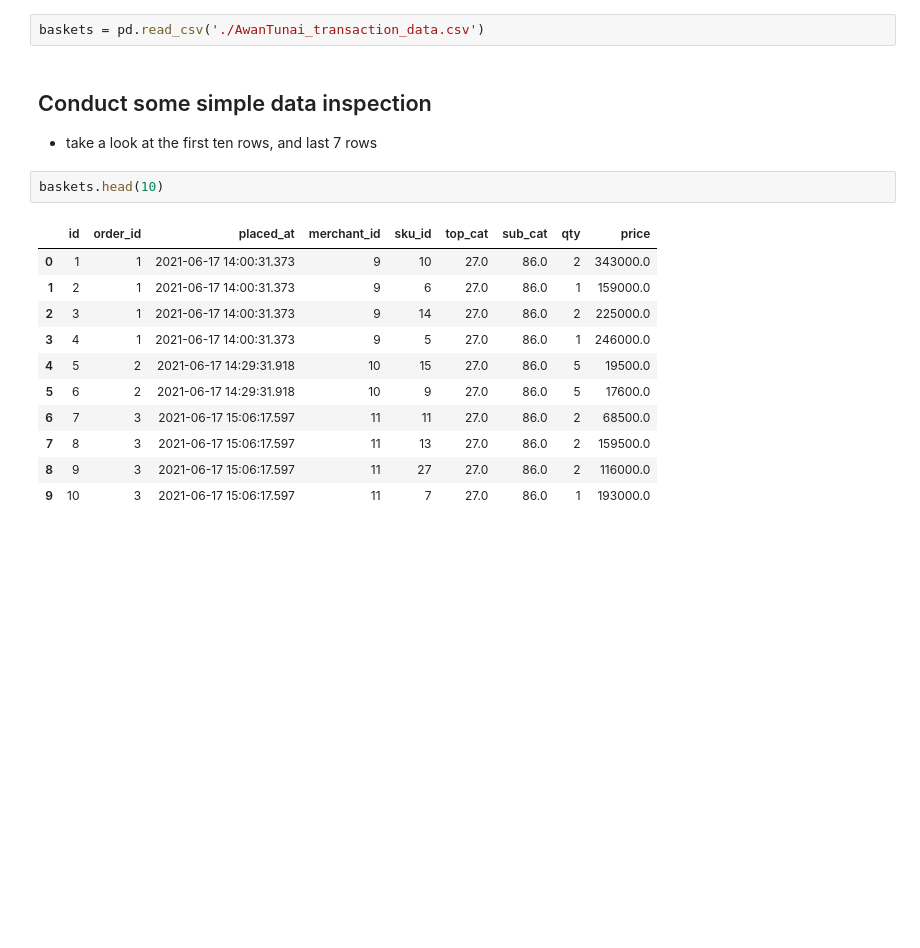
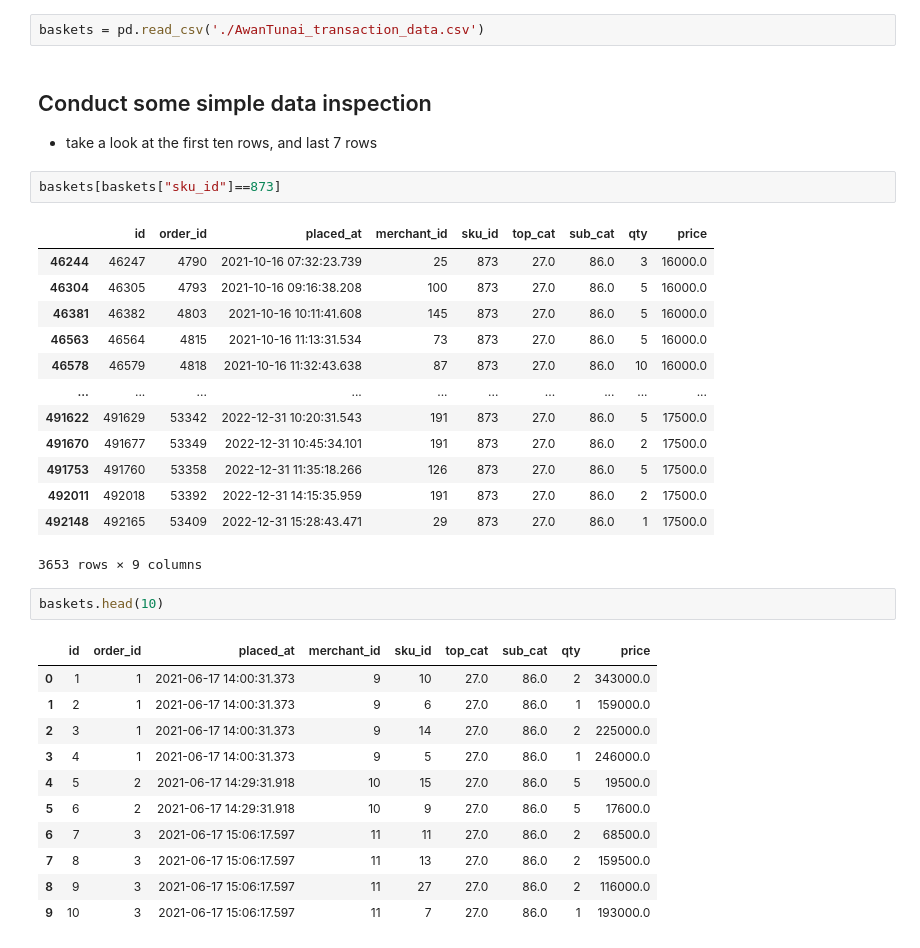
Before and after one commit to yingli/applieddatascience, a Jupyter notebook: sample_code/NB02_transaction_data.ipynb, the cells around one changed output. Cells and saved outputs as stored; diff of their text form; blank space fills up the shorter version.

```diff
--- a/sample_code/NB02_transaction_data.ipynb
+++ b/sample_code/NB02_transaction_data.ipynb
@@ -11,6 +11,22 @@ baskets = pd.read_csv('./AwanTunai_transaction_data.csv')
 ## Conduct some simple data inspection
 
  - take a look at the first ten rows, and last 7 rows
+# %%
+baskets[baskets["sku_id"]==873]
+# %% [output]
+|  | id | order_id | placed_at | merchant_id | sku_id | top_cat | sub_cat | qty | price |
+| 46244 | 46247 | 4790 | 2021-10-16 07:32:23.739 | 25 | 873 | 27.0 | 86.0 | 3 | 16000.0 |
+| 46304 | 46305 | 4793 | 2021-10-16 09:16:38.208 | 100 | 873 | 27.0 | 86.0 | 5 | 16000.0 |
+| 46381 | 46382 | 4803 | 2021-10-16 10:11:41.608 | 145 | 873 | 27.0 | 86.0 | 5 | 16000.0 |
+| 46563 | 46564 | 4815 | 2021-10-16 11:13:31.534 | 73 | 873 | 27.0 | 86.0 | 5 | 16000.0 |
+| 46578 | 46579 | 4818 | 2021-10-16 11:32:43.638 | 87 | 873 | 27.0 | 86.0 | 10 | 16000.0 |
+| ... | ... | ... | ... | ... | ... | ... | ... | ... | ... |
+| 491622 | 491629 | 53342 | 2022-12-31 10:20:31.543 | 191 | 873 | 27.0 | 86.0 | 5 | 17500.0 |
+| 491670 | 491677 | 53349 | 2022-12-31 10:45:34.101 | 191 | 873 | 27.0 | 86.0 | 2 | 17500.0 |
+| 491753 | 491760 | 53358 | 2022-12-31 11:35:18.266 | 126 | 873 | 27.0 | 86.0 | 5 | 17500.0 |
+| 492011 | 492018 | 53392 | 2022-12-31 14:15:35.959 | 191 | 873 | 27.0 | 86.0 | 2 | 17500.0 |
+| 492148 | 492165 | 53409 | 2022-12-31 15:28:43.471 | 29 | 873 | 27.0 | 86.0 | 1 | 17500.0 |
+3653 rows × 9 columns
 # %%
 baskets.head(10)
 # %% [output]
```
Also changed, not shown: 2 other files.
